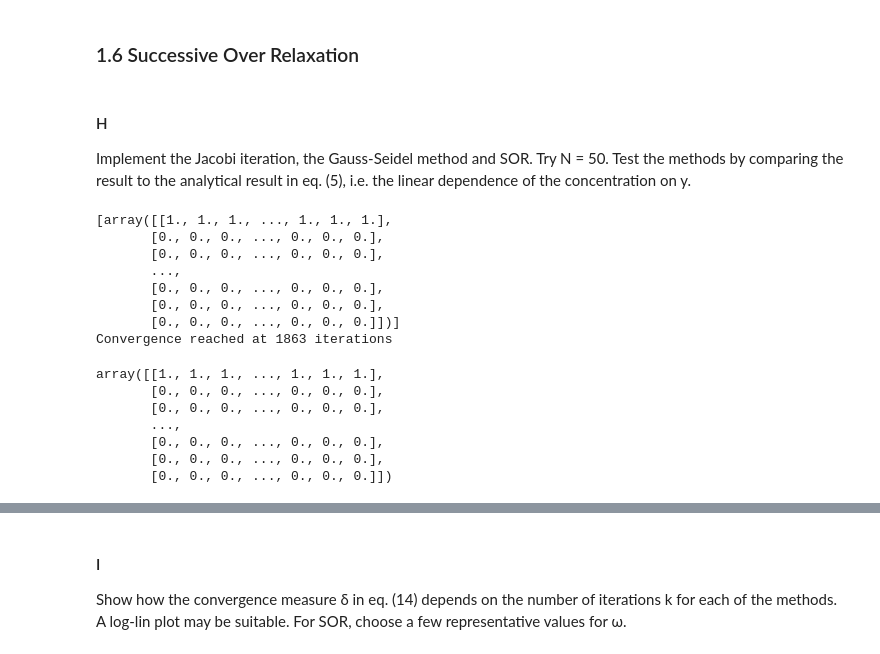
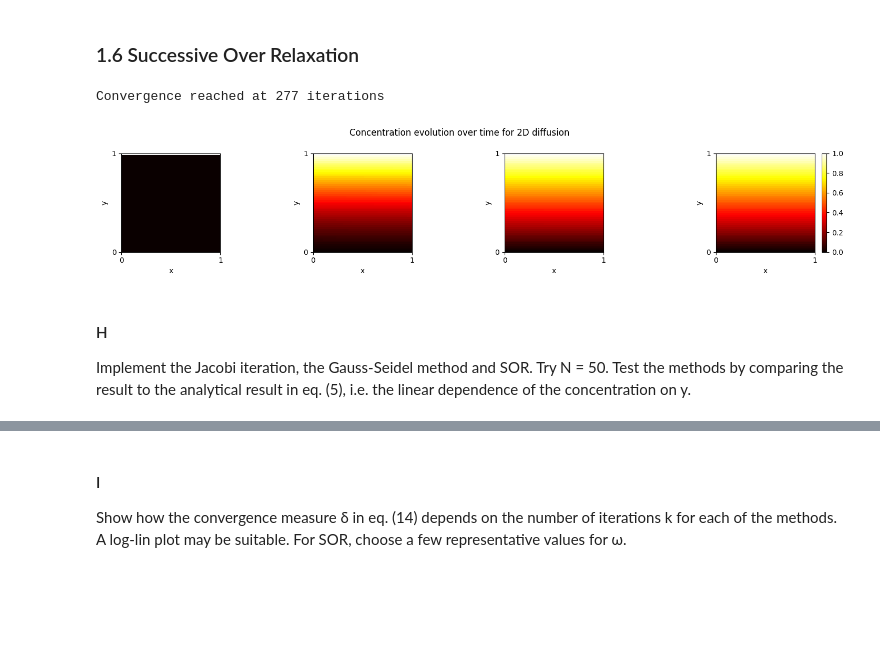
Before and after one commit to shreyaraghavendra/scientific-computing-group2, a Jupyter notebook: set1.ipynb, the cells around one changed output, grey strips where cells are left out. Drawn from its saved outputs; the diff is of its cells as text; code cells hidden in the pictures; blank space fills up the shorter version.

```diff
--- a/set1.ipynb
+++ b/set1.ipynb
@@ -399,37 +461,31 @@ def simulate_2D_diffusion_SOR(x_0, omega=1.85):
             break
 
     return saved_matrices, c
+# %%
+sor1, cs1 = simulate_2D_diffusion_SOR(x_0.T, omega=1.80)
+
+x = np.linspace(0, L, N+1)
+y = np.linspace(0, L, N+1)
+X, Y = np.meshgrid(x, y)
+
+fig, ax = plt.subplots(nrows=1, ncols=4, figsize=(15, 3))
+
+for i, idx in enumerate([0,10,20,27]):
+    im = ax[i].imshow(sor1[idx], cmap='hot', interpolation='nearest', origin='lower', extent=[0, L, 0, L])
+    ax[i].set_xlabel('x')
+    ax[i].set_ylabel('y')
+    ax[i].set_xticks([0, L])
+    ax[i].set_yticks([0, L])
+
+# Add a colorbar to the last axis in the subplot
+fig.colorbar(im, ax=ax[-1], fraction=0.046, pad=0.04)
+
+fig.suptitle('Concentration evolution over time for 2D diffusion', fontsize=12)
+plt.tight_layout()
+plt.show()
+# %% [output]
+Convergence reached at 277 iterations
+[figure, added]
 # %% [markdown]
 #### H
 Implement the Jacobi iteration, the Gauss-Seidel method and SOR. Try N = 50. Test the methods by comparing the result to the analytical result in eq. (5), i.e. the linear dependence of the concentration on y.
-# %%
-x_0 = np.zeros((N+1, N+1), dtype=float)
-x_0[0,:] = 1
-
-# need to fix gauss siedel something is wrong with it
-
-jacobi, cj = simulate_2D_diffusion_jacobi(x_0)
-# gauss, cg = simulate_2D_diffusion_gauss_seidel(D, L, T, dt, dx, x_0)
-# sor1, cs1 = simulate_2D_diffusion_SOR(D, L, T, dt, dx, x_0, omega=1.80)
-# sor2, cs2 = simulate_2D_diffusion_SOR(D, L, T, dt, dx, x_0, omega=1.85)
-# sor3, cs3 = simulate_2D_diffusion_SOR(D, L, T, dt, dx, x_0, omega=1.90)
-# sor4, cs4 = simulate_2D_diffusion_SOR(D, L, T, dt, dx, x_0, omega=1.95)
-# %% [output]
-[array([[1., 1., 1., ..., 1., 1., 1.],
-       [0., 0., 0., ..., 0., 0., 0.],
-       [0., 0., 0., ..., 0., 0., 0.],
-       ...,
-       [0., 0., 0., ..., 0., 0., 0.],
-       [0., 0., 0., ..., 0., 0., 0.],
-       [0., 0., 0., ..., 0., 0., 0.]])]
-Convergence reached at 1863 iterations
-# %%
-x_0
-# %% [output]
-array([[1., 1., 1., ..., 1., 1., 1.],
-       [0., 0., 0., ..., 0., 0., 0.],
-       [0., 0., 0., ..., 0., 0., 0.],
-       ...,
-       [0., 0., 0., ..., 0., 0., 0.],
-       [0., 0., 0., ..., 0., 0., 0.],
-       [0., 0., 0., ..., 0., 0., 0.]])
```
Also changed, not shown: parts of 10 cells of this notebook.
